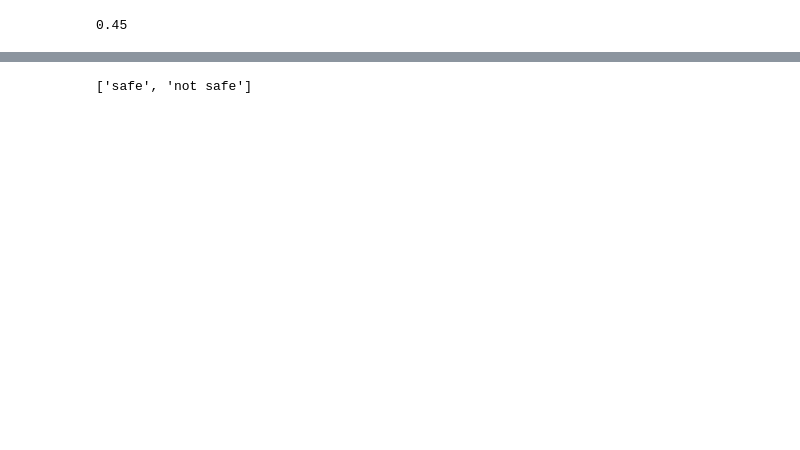
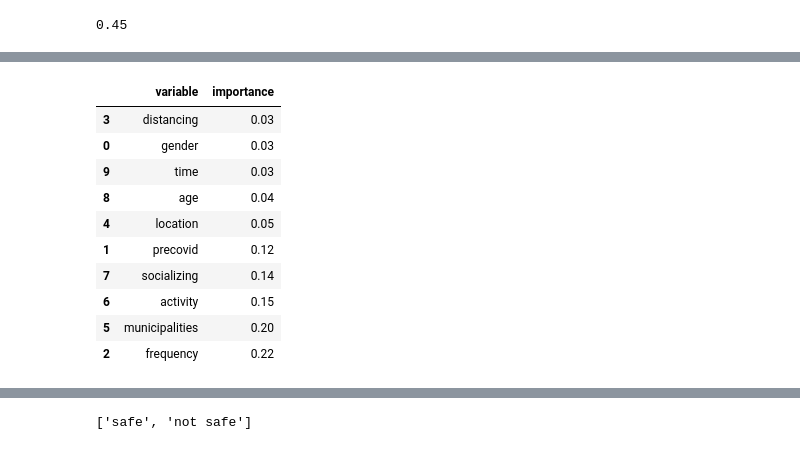
Before and after one commit to lilimatic/greenspace, a Jupyter notebook: machine learning/Hot one Regression.ipynb, the cells around one changed output, grey strips where cells are left out. Cells and saved outputs as stored; diff of their text form; code cells hidden in the pictures; blank space fills up the shorter version.

```diff
--- a/machine learning/Hot one Regression.ipynb
+++ b/machine learning/Hot one Regression.ipynb
@@ -296,0 +317,15 @@ plt.savefig(f'/Users/lilimatic/greenspace/images/machine learning/importance_xgb
+# %%
+important = important.sort_values('importance')
+round(important,2)
+# %% [output]
+|  | variable | importance |
+| 3 | distancing | 0.03 |
+| 0 | gender | 0.03 |
+| 9 | time | 0.03 |
+| 8 | age | 0.04 |
+| 4 | location | 0.05 |
+| 1 | precovid | 0.12 |
+| 7 | socializing | 0.14 |
+| 6 | activity | 0.15 |
+| 5 | municipalities | 0.20 |
+| 2 | frequency | 0.22 |
```
Also changed, not shown: parts of 35 cells of this notebook, 24 other files.
